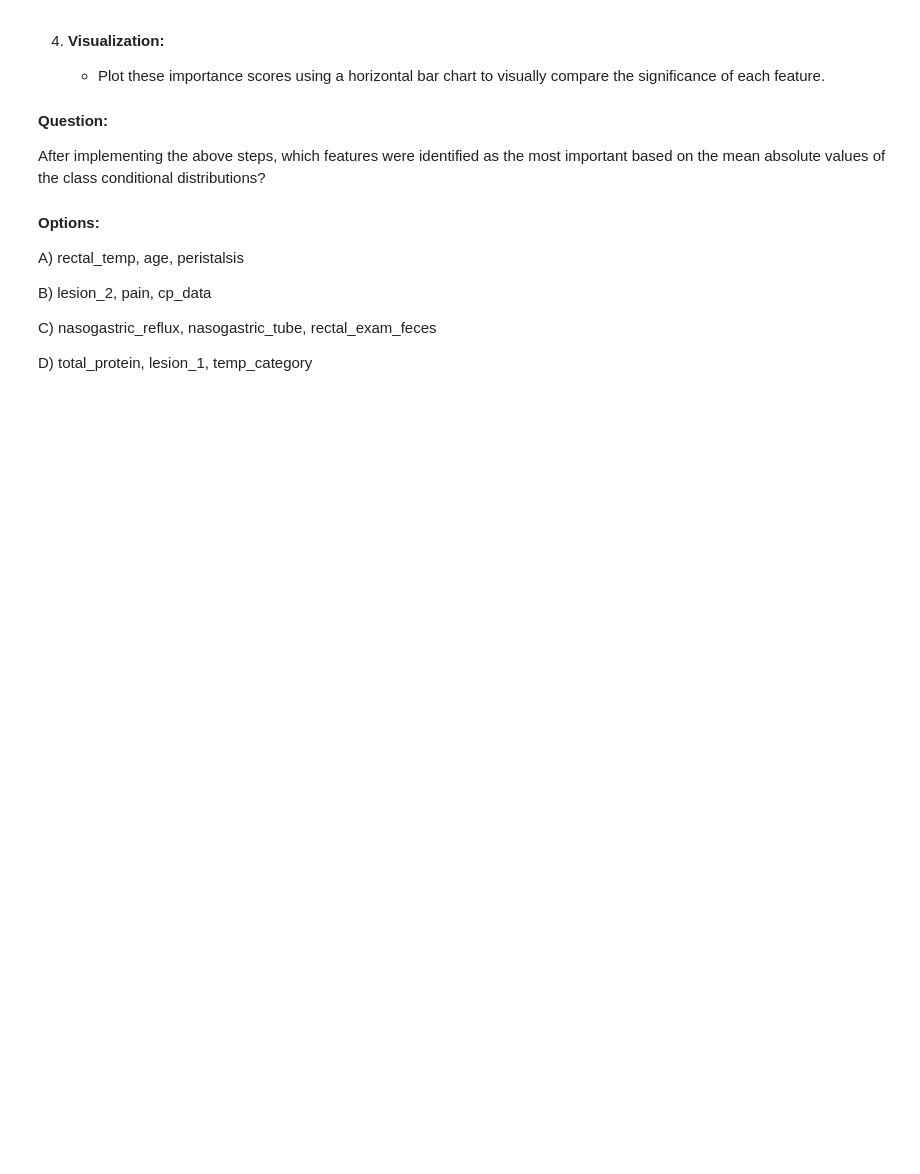
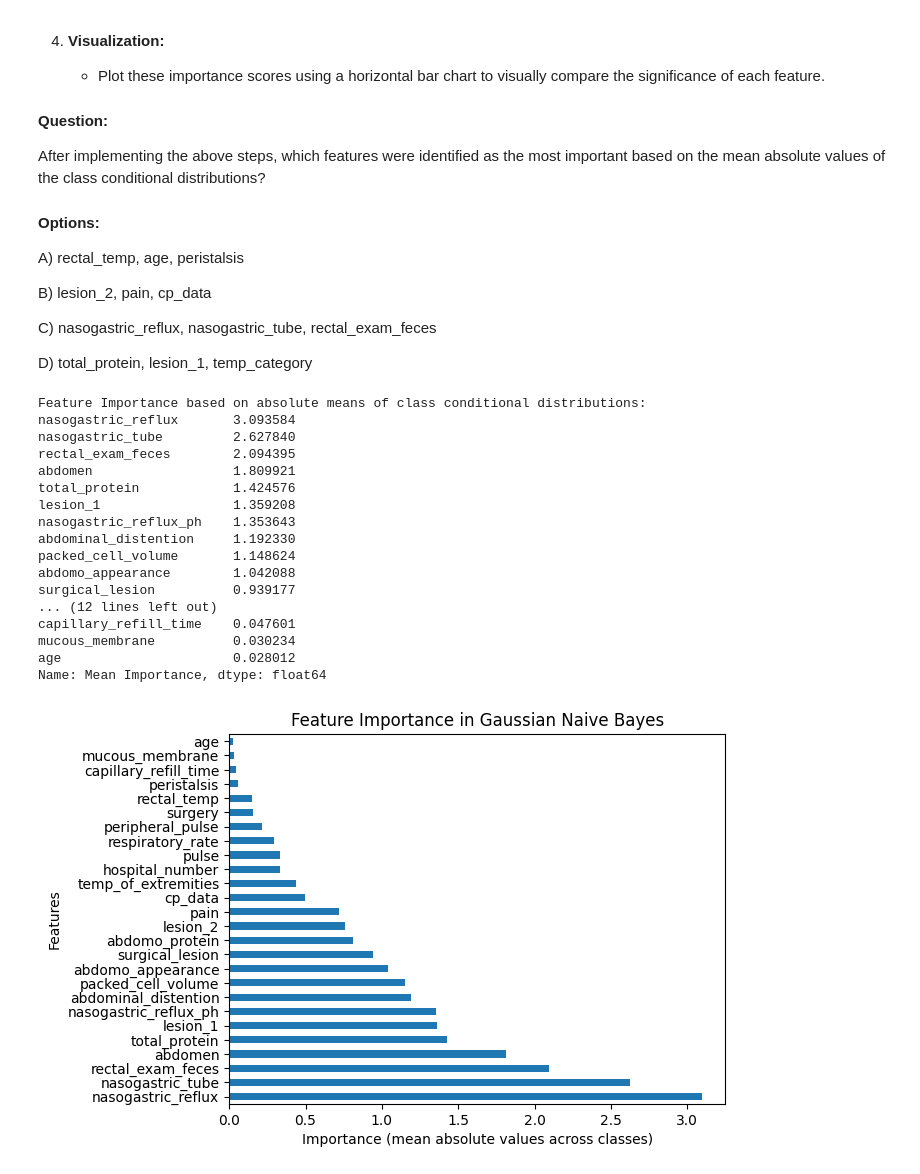
Before and after one commit to SanthoshKasam2104/ScalerAssignments, a Jupyter notebook: Naive_Bayes_Case_Study.ipynb, the cells around one changed output. Cells and saved outputs as stored; diff of their text form; code cells hidden in the pictures; blank space fills up the shorter version.

```diff
--- a/Naive_Bayes_Case_Study.ipynb
+++ b/Naive_Bayes_Case_Study.ipynb
@@ -639,20 +709,20 @@ C) Lived
 
 D) All categories have nearly identical recall
 # %%
-from sklearn.____ import MultinomialNB  # TODO: Correctly import the Multinomial Naive Bayes classifier.
-from sklearn.____ import MinMaxScaler  # TODO: Correctly import the MinMaxScaler for data normalization.
+from sklearn.naive_bayes import MultinomialNB  # TODO: Correctly import the Multinomial Naive Bayes classifier.
+from sklearn.preprocessing import MinMaxScaler  # TODO: Correctly import the MinMaxScaler for data normalization.
 
 # Initialize MinMaxScaler
-scaler = _____()  # TODO: Instantiate the scaler.
+scaler = MinMaxScaler()  # TODO: Instantiate the scaler.
 
 # Scale X_train and X_test
-X_train_scaled = scaler._____(X_train)  # TODO: Fir and Apply the scaler to train data.
-X_test_scaled = scaler._____(X_test)  # TODO: Apply the scaler to test data.
+X_train_scaled = scaler.fit_transform(X_train)  # TODO: Fir and Apply the scaler to train data.
+X_test_scaled = scaler.transform(X_test)  # TODO: Apply the scaler to test data.
 
 # Train Multinomial Naive Bayes classifier
 multinomial_nb = MultinomialNB()
-multinomial_nb.____(X_train_scaled, _____)  # TODO: Fit the Multinomial Naive Bayes model to the scaled training data.
-y_pred_multinomial = multinomial_nb._____(____)  # TODO: Predict the test set results with the trained model.
+multinomial_nb.fit(X_train_scaled, y_train)  # TODO: Fit the Multinomial Naive Bayes model to the scaled training data.
+y_pred_multinomial = multinomial_nb.predict(X_test_scaled)  # TODO: Predict the test set results with the trained model.
 
 print("Multinomial Naive Bayes Classification Report:")
-print(classification_report(______, _____, target_names=['Died', 'Euthanized', 'Lived']))  # TODO: Provide the correct arguments to generate the classification report.
+print(classification_report(y_test, y_pred_multinomial, target_names=['Died', 'Euthanized', 'Lived']))  # TODO: Provide the correct arguments to generate the classification report.
@@ -694,20 +775,20 @@ C) Alpha = 0.5, Accuracy = 75%
 
 D) Alpha = 0.3, Accuracy = 53%
 # %%
-from sklearn.____ import GridSearchCV  # TODO: Import the necessary class for optimizing hyperparameters.
+from sklearn.model_selection import GridSearchCV  # TODO: Import the necessary class for optimizing hyperparameters.
 import numpy as np
 
 # Define a range of alpha values to test
 alpha_range = np.linspace(0.0, 1.0, 11)
 
 # Setup GridSearchCV to find the best alpha
-param_grid = {'_____': alpha_range}  # TODO: Specify the parameter name for Laplace smoothing in GaussianNB.
+param_grid = {'var_smoothing': alpha_range}  # TODO: Specify the parameter name for Laplace smoothing in GaussianNB.
 gnb = GaussianNB()
-clf = GridSearchCV(____, param_grid, ___=5, ____='f1_weighted')  # TODO: Fill in the GridSearchCV constructor with the correct model and parameters.
-clf.____(X_train, y_train)  # TODO: Fit the GridSearchCV to the training data.
+clf = GridSearchCV(gnb, param_grid, cv=5, scoring='f1_weighted')  # TODO: Fill in the GridSearchCV constructor with the correct model and parameters.
+clf.fit(X_train, y_train)  # TODO: Fit the GridSearchCV to the training data.
 
 # Best alpha and its score
-best_alpha = clf.best_params_[_____]  # TODO: Extract the best alpha value from clf.
+best_alpha = clf.best_params_['var_smoothing']  # TODO: Extract the best alpha value from clf.
 best_score = clf.best_score_  # TODO: Extract the best score from clf.
 print(f"Best alpha: {best_alpha}")
 print(f"Best scoring f1_weighted: {best_score:.2f}")
@@ -831,26 +915,45 @@ C) nasogastric_reflux, nasogastric_tube, rectal_exam_feces
 D) total_protein, lesion_1, temp_category
 # %%
 # Train the Gaussian Naive Bayes model
-model = GaussianNB(______ = 0.3) # TODO: Set the smoothing parameter to 0.3.
+model = GaussianNB(var_smoothing = 0.3) # TODO: Set the smoothing parameter to 0.3.
 model.fit(X_train, y_train)
 
 # TODO: Use the appropriate numpy function to calculate the absolute values of the means
-feature_importances = np.___(model._____)   # TODO: Access the attribute that stores the class conditional means.
+feature_importances = np.abs(model.theta_)   # TODO: Access the attribute that stores the class conditional means.
 
 # Create a DataFrame to view these importances
 importance_df = pd.DataFrame(feature_importances, columns=X.columns)
 
 # Summing the importances across classes to get an overall importance score for each feature
-importance_df.loc['Mean Importance'] = importance_df.____(axis=0)  # TODO: Aggregate the means to get a single importance score per feature
-sorted_importance = importance_df.loc['Mean Importance']._______(ascending=False)   # TODO: Sort the features based on importance
+importance_df.loc['Mean Importance'] = importance_df.mean(axis=0)  # TODO: Aggregate the means to get a single importance score per feature
+sorted_importance = importance_df.loc['Mean Importance'].sort_values(ascending=False)   # TODO: Sort the features based on importance
 
 print("Feature Importance based on absolute means of class conditional distributions:")
 print(sorted_importance)
 
 # Optionally, visualize these importances
 import matplotlib.pyplot as plt
 sorted_importance.plot(kind='barh')
 plt.title('Feature Importance in Gaussian Naive Bayes')
 plt.ylabel('Features')
 plt.xlabel('Importance (mean absolute values across classes)')
 plt.show()
+# %% [output]
+Feature Importance based on absolute means of class conditional distributions:
+nasogastric_reflux       3.093584
+nasogastric_tube         2.627840
+rectal_exam_feces        2.094395
+abdomen                  1.809921
+total_protein            1.424576
+lesion_1                 1.359208
+nasogastric_reflux_ph    1.353643
+abdominal_distention     1.192330
+packed_cell_volume       1.148624
+abdomo_appearance        1.042088
+surgical_lesion          0.939177
+... (12 lines left out)
+capillary_refill_time    0.047601
+mucous_membrane          0.030234
+age                      0.028012
+Name: Mean Importance, dtype: float64
+[figure, added]
```
Also changed, not shown: parts of 9 cells of this notebook.
